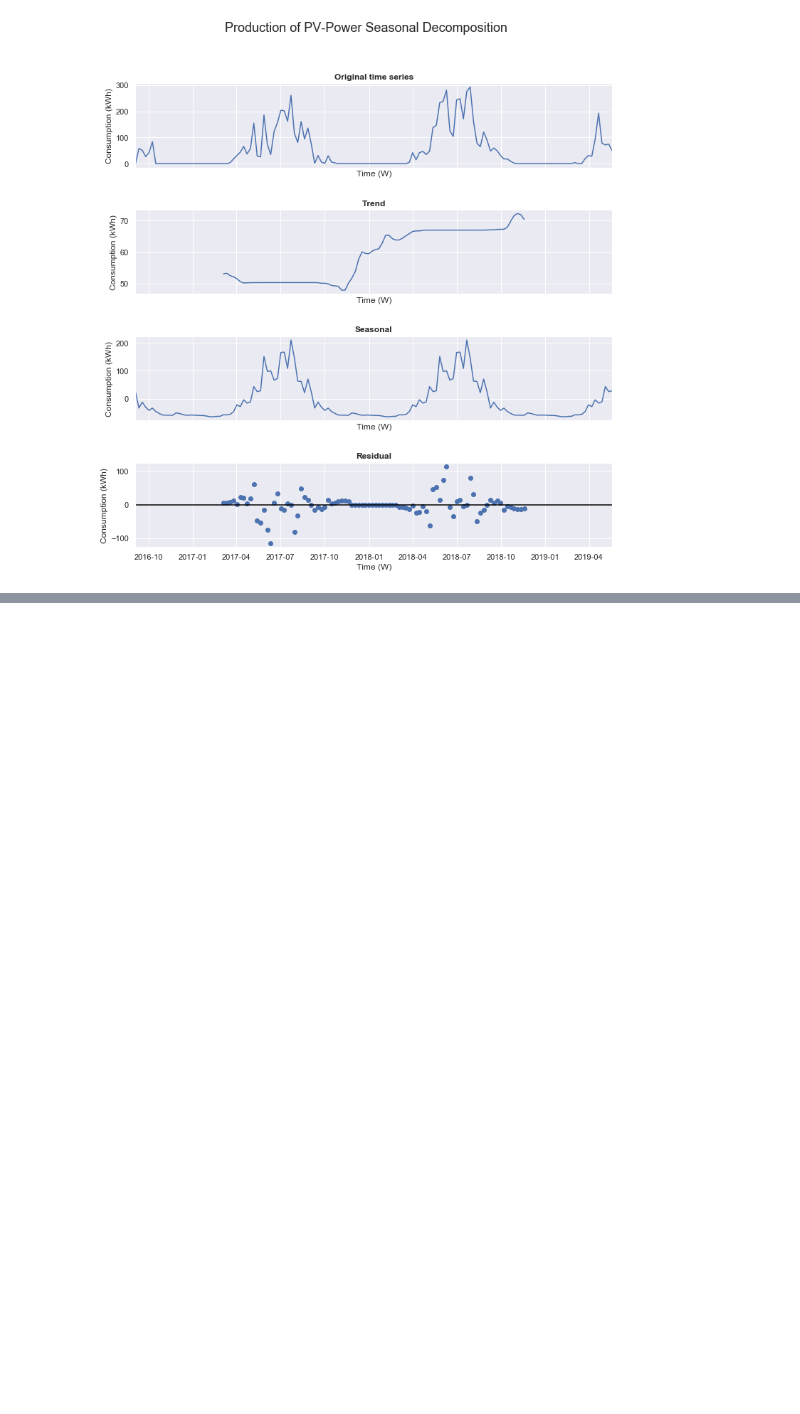
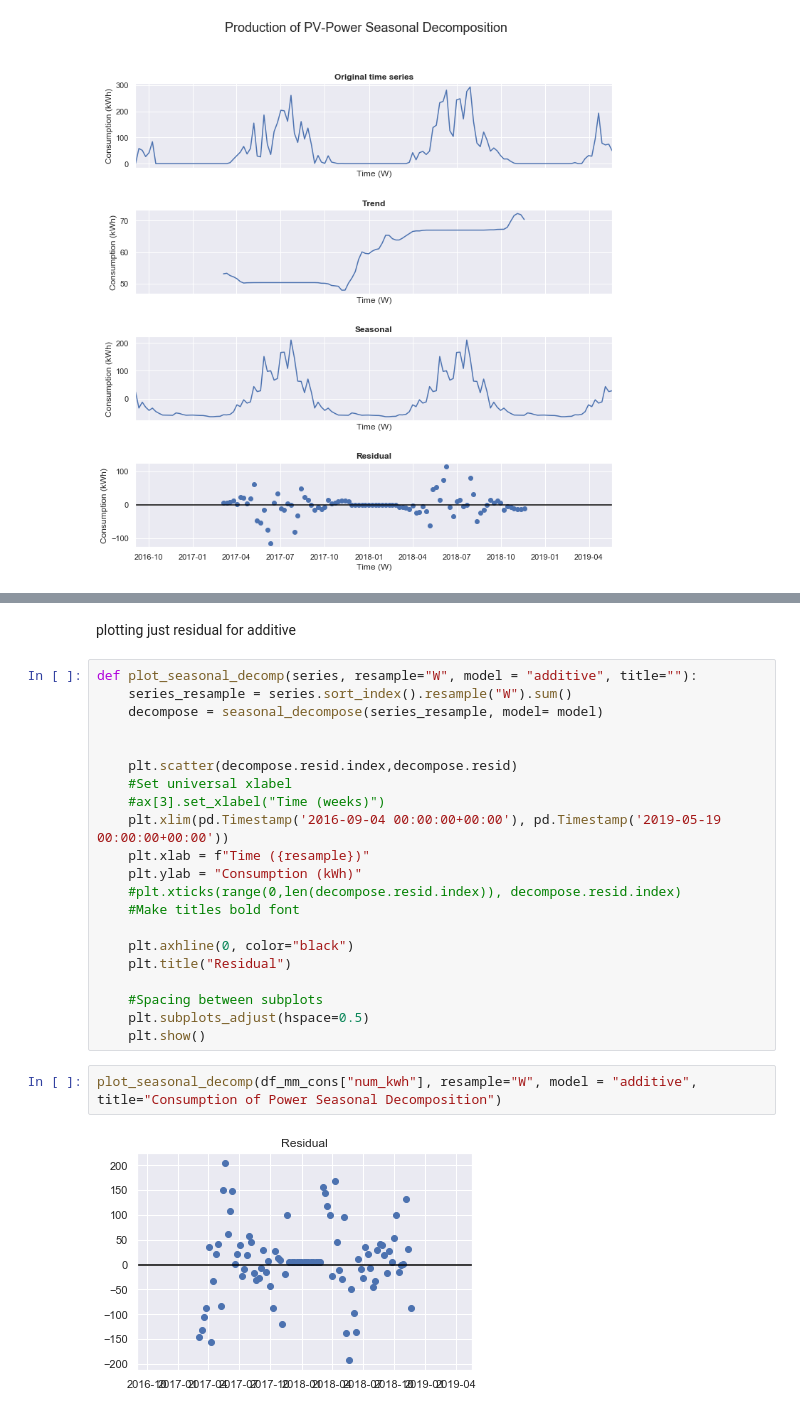
Before and after one commit to 4ug-aug/Otovo-OptimalControl, a Jupyter notebook: explore_cleaned_meters.ipynb, the cells around one changed output, grey strips where cells are left out. Drawn from its saved outputs; the diff is of its cells as text; blank space fills up the shorter version.

```diff
--- a/explore_cleaned_meters.ipynb
+++ b/explore_cleaned_meters.ipynb
@@ -209,0 +268,27 @@ plot_seasonal_decomp(df_mm_prod["num_kwh"], resample="W", model = "additive", ti
+# %% [markdown]
+plotting just residual for additive
+# %%
+def plot_seasonal_decomp(series, resample="W", model = "additive", title=""):
+    series_resample = series.sort_index().resample("W").sum()
+    decompose = seasonal_decompose(series_resample, model= model)
+
+
+    plt.scatter(decompose.resid.index,decompose.resid)
+    #Set universal xlabel
+    #ax[3].set_xlabel("Time (weeks)")
+    plt.xlim(pd.Timestamp('2016-09-04 00:00:00+00:00'), pd.Timestamp('2019-05-19 00:00:00+00:00'))
+    plt.xlab = f"Time ({resample})"
+    plt.ylab = "Consumption (kWh)"
+    #plt.xticks(range(0,len(decompose.resid.index)), decompose.resid.index)
+    #Make titles bold font
+
+    plt.axhline(0, color="black")
+    plt.title("Residual")
+
+    #Spacing between subplots
+    plt.subplots_adjust(hspace=0.5)
+    plt.show()
+# %%
+plot_seasonal_decomp(df_mm_cons["num_kwh"], resample="W", model = "additive", title="Consumption of Power Seasonal Decomposition")
+# %% [output]
+[figure, added]
```
Also changed, not shown: parts of 3 cells of this notebook.
